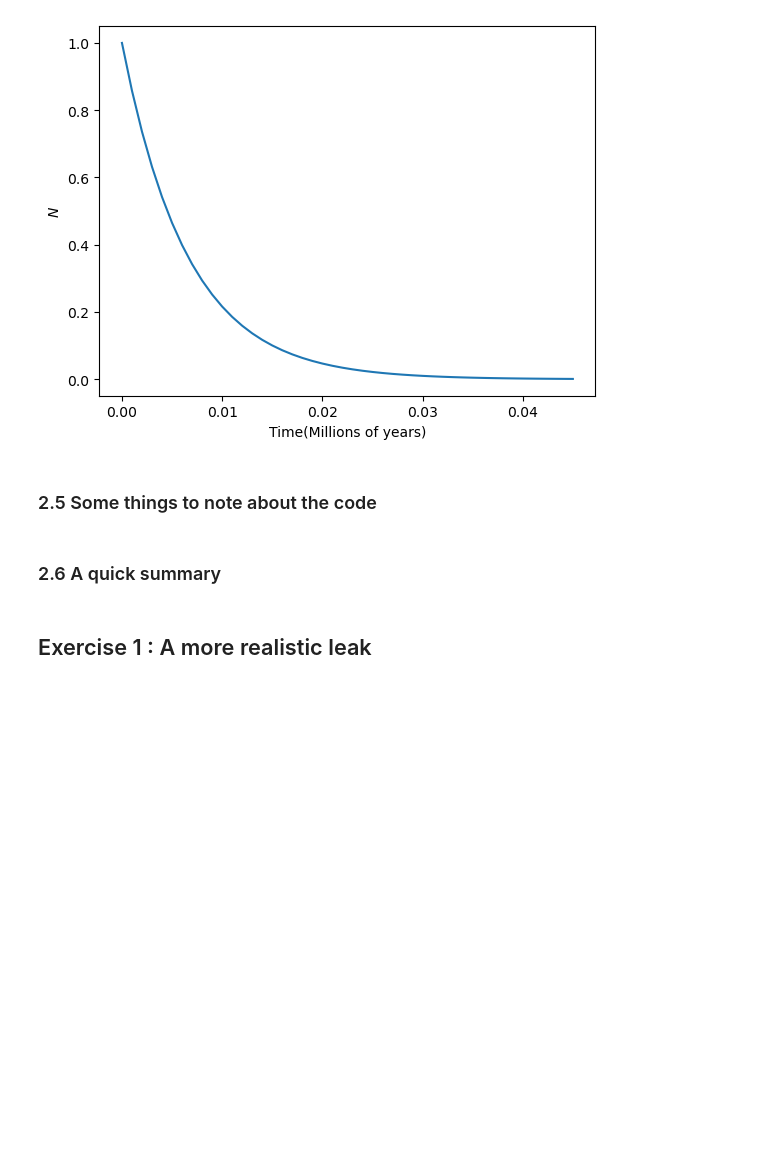
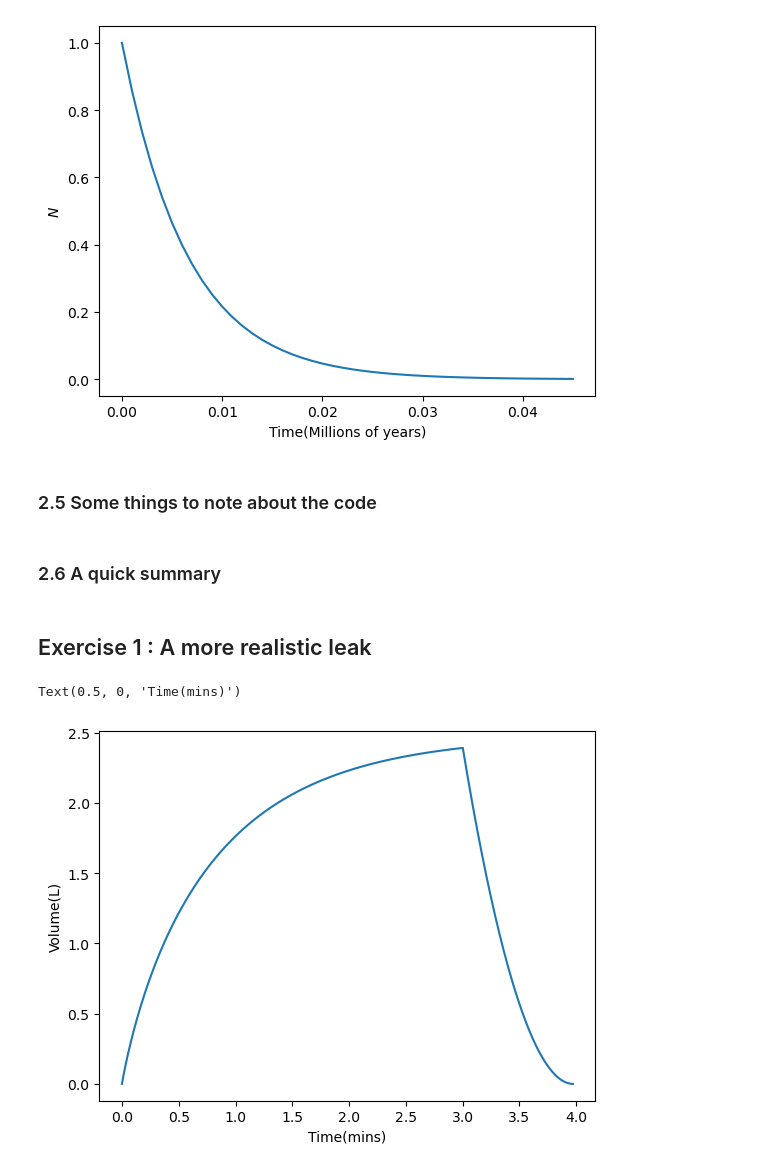
Before and after one commit to SPS-SP2273/learning-portfolio-keriperip, a Jupyter notebook: numerical solutions/numerical_solutions_(need).ipynb, the cells around one changed output. Drawn from its saved outputs; the diff is of its cells as text; code cells hidden in the pictures; blank space fills up the shorter version.

```diff
--- a/numerical solutions/numerical_solutions_(need).ipynb
+++ b/numerical solutions/numerical_solutions_(need).ipynb
@@ -309,6 +309,46 @@ plt.xlabel('Time(Millions of years)')
 #typically easiest way to solve differential eqns is the Euler method
 # %% [markdown]
 ## Exercise 1 :  A more realistic leak
+# %%
+from matplotlib import pyplot as plt
+import numpy as np
+
+tap_off_time = 3                 # When the tap goes off
+max_time = 5                     # Maximum time (mins)
+dt = .001                        # Time step (mins)
+rate = 5                       # Filling rate (L/min)
+                  # L/min
+bucket_capacity = 9              # L
+all_volume = []                  # To keep track of all volumes
+all_time = []                    # To keep track of all times
+volume = 0                       # Starting volume
+time = 0
+
+while time <= max_time:
+    all_time.append(time)
+    all_volume.append(volume)
+    dV = rate * dt
+
+    leak_rate = np.sqrt(volume*9.8/35)*1E-4*1000
+    leak_volume = leak_rate * dt*60
+    volume -= leak_volume
+
+    if volume < 0:
+        break
+
+
+    if (volume <= bucket_capacity) and (time < tap_off_time):
+        volume += dV
+
+    time += dt
+
+plt.plot(all_time, all_volume)
+plt.ylabel('Volume(L)')
+plt.xlabel('Time(mins)')
+# plt.hlines(bucket_capacity, 0, max_time, colors='grey', ls='dashed')
+# %% [output]
+Text(0.5, 0, 'Time(mins)')
+[figure, added]
 # %%
 import math
 import numpy as np
```
Also changed, not shown: 1 other file.
